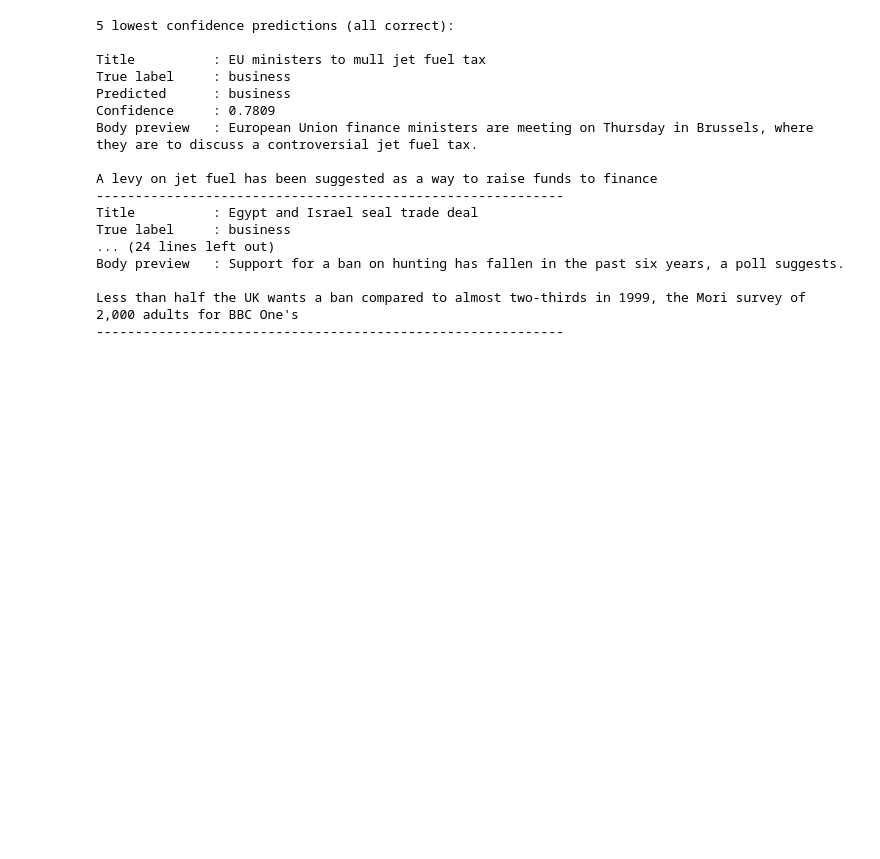
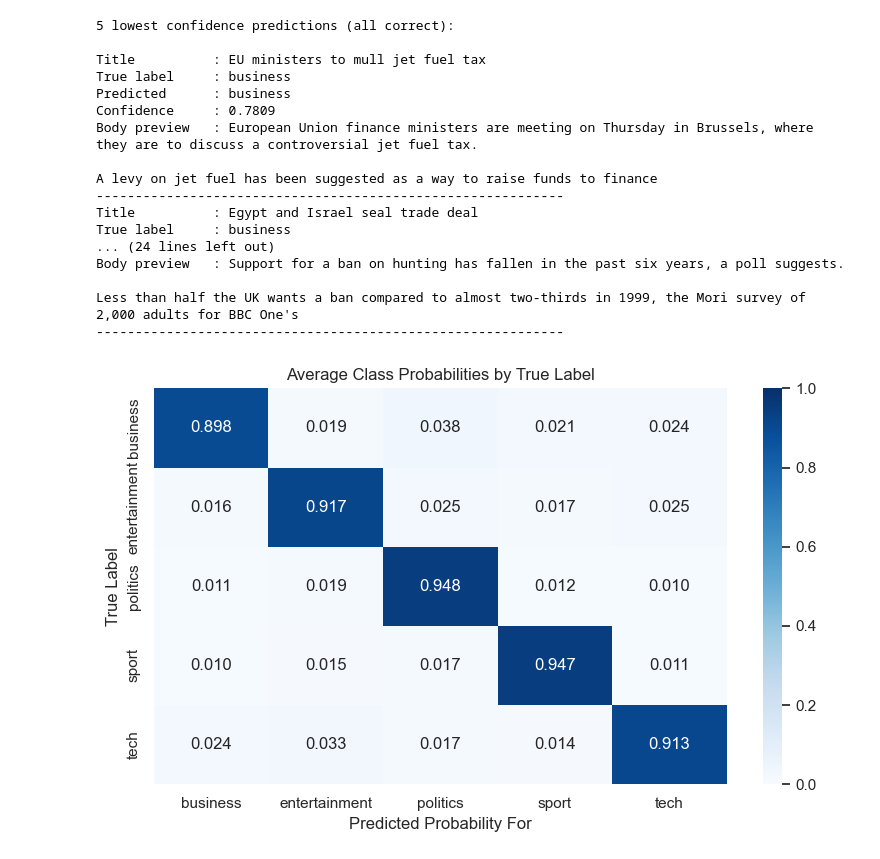
Before and after one commit to mrinmoy15/news-topic-classifier, a Jupyter notebook: notebooks/3.0-error-analysis.ipynb, the cells around one changed output. Saved outputs shown, nothing was run; the diff lists cells and outputs as text; code cells hidden in the pictures; blank space fills up the shorter version.

```diff
--- a/notebooks/3.0-error-analysis.ipynb
+++ b/notebooks/3.0-error-analysis.ipynb
@@ -181,3 +181,27 @@ Body preview   : Support for a ban on hunting has fallen in the past six years,
 
 Less than half the UK wants a ban compared to almost two-thirds in 1999, the Mori survey of 2,000 adults for BBC One's
 ------------------------------------------------------------
+# %%
+# average probability assigned to each class per true label
+prob_cols = ["prob_business","prob_entertainment","prob_politics","prob_sport","prob_tech"]
+
+heatmap_data = results_df.groupby("true_label")[prob_cols].mean()
+heatmap_data.columns = ["business","entertainment","politics","sport","tech"]
+
+plt.figure(figsize=(8, 5))
+sns.heatmap(
+    heatmap_data,
+    annot=True,
+    fmt=".3f",
+    cmap="Blues",
+    vmin=0,
+    vmax=1,
+)
+plt.title("Average Class Probabilities by True Label")
+plt.ylabel("True Label")
+plt.xlabel("Predicted Probability For")
+plt.tight_layout()
+plt.savefig(PROJECT_ROOT / "reports" / "figures" / "class_probability_heatmap.png", dpi=150)
+plt.show()
+# %% [output]
+[figure, added]
```
Also changed, not shown: 8 other files.
